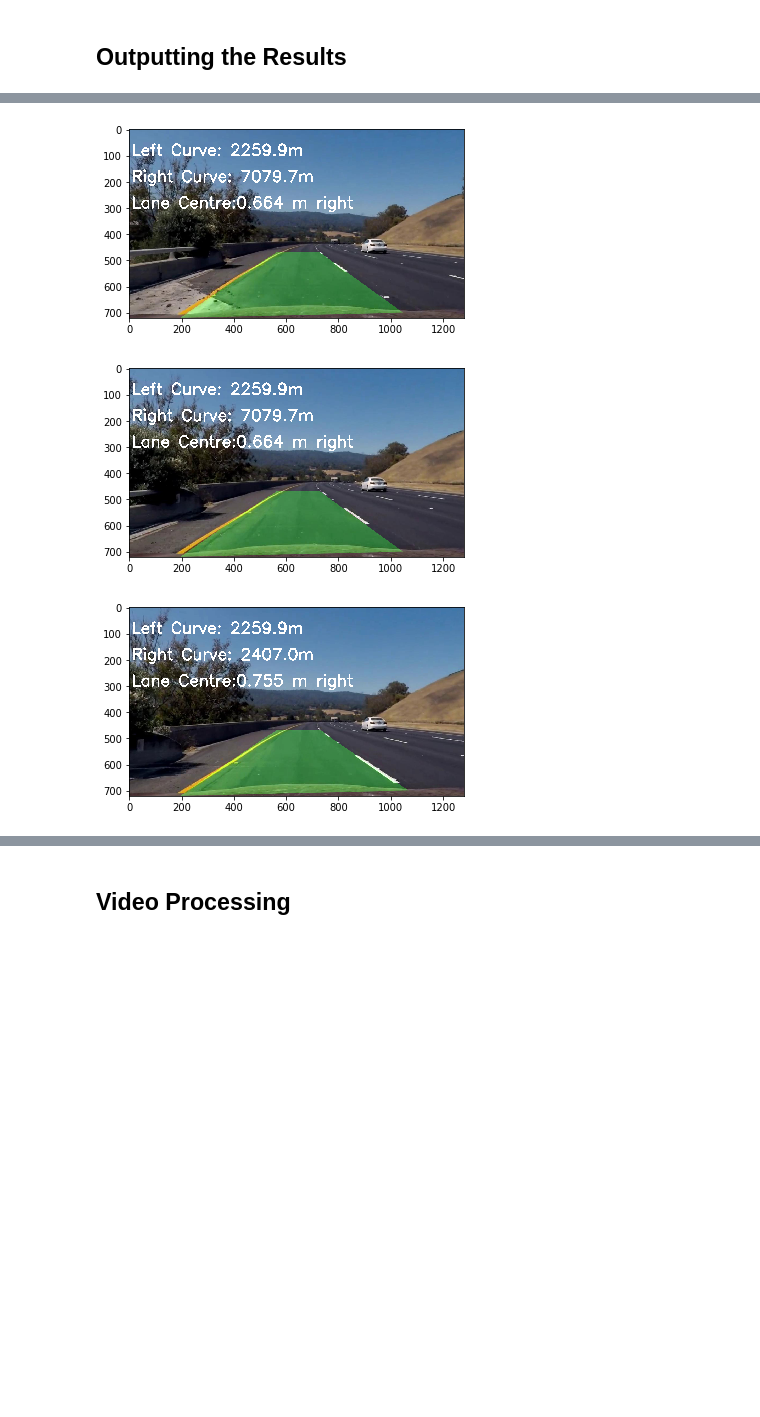
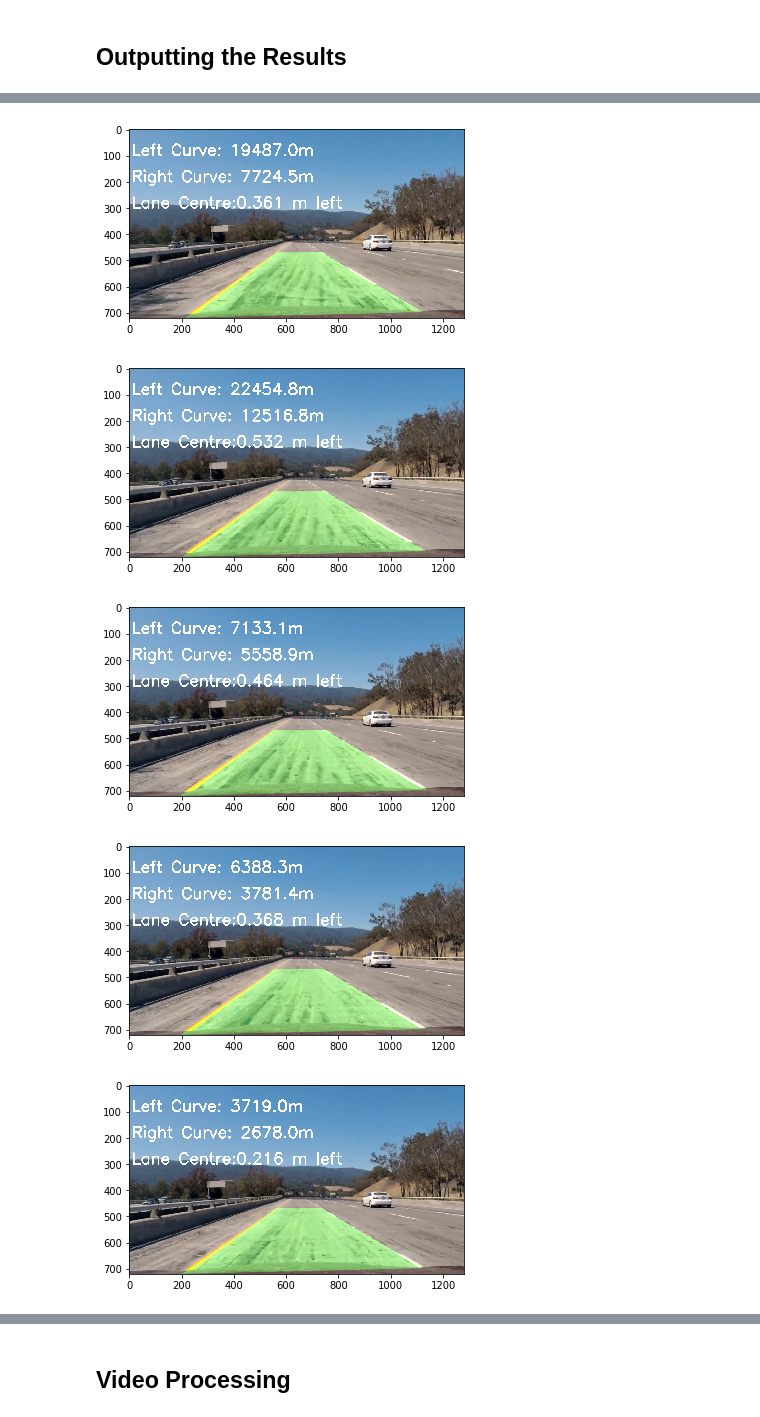
Before and after one commit to ergorham/CarND-AdvancedLaneLinesProject, a Jupyter notebook: AdvLaneLines.ipynb, the cells around one changed output, grey strips where cells are left out. Cells and saved outputs as stored; diff of their text form; code cells hidden in the pictures; blank space fills up the shorter version.

```diff
--- a/AdvLaneLines.ipynb
+++ b/AdvLaneLines.ipynb
@@ -199 +232,7 @@ def binarize(img,thresh=(0,255)):
+# %%
+def thresh_and_binary_RGB(img):
+    bgr_img = cv2.cvtColor(img,cv2.COLOR_RGB2BGR)
+    thresh_img = thresh_and_binary(bgr_img)
+
+    return thresh_img #binary image
 # %%
@@ -336,5 +298,5 @@ def test_thresh(img):
 # %%
-color_binary = thresh_and_binary_RGB(corrected_img)
+color_binary = thresh_and_binary(corrected_img)
 plt.figure(num=1)
 plt.imshow(color_binary,cmap='gray')
 #plt.imsave("./output_images/binaryImage.png",color_binary,cmap='gray')
@@ -543,8 +507,8 @@ def projectLines(warped,ploty,left_fitx,right_fitx):
 # %%
 def distFromCentre(left_fit,right_fit,xscale):
     #takes the fit formulas to report the left and right x end pts of the fit lines at the base of the image
-    leftx = (left_fit[0]*30)**2 + left_fit[1]*30 + left_fit[2]
-    rightx = (right_fit[0]*30)**2 + right_fit[1]*30 + right_fit[2]
+    leftx = (left_fit[0]*719)**2 + left_fit[1]*719 + left_fit[2]
+    rightx = (right_fit[0]*719)**2 + right_fit[1]*719 + right_fit[2]
     laneCentre=rightx-leftx
     #640 pixels is the centre of the image, where the camera is mounted
     #>0 indicates right, <0 indicates left of centre
@@ -585,10 +549,13 @@ Right A:-0.025794461452913905 B:1.3329992570349707 C:-13.304066486357517
 # %% [markdown]
 ## Outputting the Results
 # %%
-def pipeline(img,nwindows=9,margin=100,minpix=50,xm_per_pix=3.7/700,ym_per_pix=30/720):
+def pipeline(img,nwindows=9,margin=100,minpix=50,xm_per_pix=3.7/700,ym_per_pix=30/720,RGB=True):
     # undistort
     corrected_img = cv2.undistort(img,camParams.mtx,camParams.dist,None,camParams.mtx)
-    binary = thresh_and_binary_RGB(corrected_img)
+    if(RGB==True):
+        binary = thresh_and_binary_RGB(corrected_img)
+    else:
+        binary = thresh_and_binary(corrected_img)
     binary_warped = warp(binary,M)
     lfit,rfit,ploty,leftx,rightx = fitLanes(binary_warped,leftLine,rightLine,nwindows,margin,minpix)
     lfit_cr = np.polyfit(ploty*ym_per_pix,leftx*xm_per_pix,2)
@@ -601,9 +568,9 @@ def pipeline(img,nwindows=9,margin=100,minpix=50,xm_per_pix=3.7/700,ym_per_pix=3
     dist = distFromCentre(lfit,rfit,xm_per_pix)
     strOut = "Lane Centre:{0} m ".format(abs(dist))
     if(dist<0):
+        strOut+="right"
+    if(dist>0):
         strOut+="left"
-    if(dist>0):
-        strOut+="right"
     cv2.putText(result,leftAngle,(10,100),cv2.FONT_HERSHEY_SIMPLEX,2,(255,255,255),5)
     cv2.putText(result,rightAngle,(10,200),cv2.FONT_HERSHEY_SIMPLEX,2,(255,255,255),5)
     cv2.putText(result,strOut,(10,300),cv2.FONT_HERSHEY_SIMPLEX,2,(255,255,255),5)
@@ -655,16 +625,17 @@ def generateClip(video,start,end):
     #project_clip = clip1.fl_image(dumpImages)
     %time clip1.write_videofile('clip.mp4', audio=False)
 # %%
-testImages = glob.glob('./debug_images/4.*5.jpg')
-#testImages = glob.glob('./debug_images/2.5.png')
+#testImages = glob.glob('./debug_images/4.*5.jpg')
+testImages = glob.glob('./debug_images/2.*.png')
+#testImages = glob.glob('./test_images/test*.jpg')
 i=1
 leftLine = Line()
 rightLine = Line()
 for file in testImages:
-    img = plt.imread(file)
-    result = pipeline(img,9,100,50)
+    img = cv2.imread(file)
+    result = pipeline(img,9,100,50,RGB=False)
     plt.figure(num=i)
-    #plt.imshow(cv2.cvtColor(result,cv2.COLOR_BGR2RGB))
-    plt.imshow(result)
+    plt.imshow(cv2.cvtColor(result,cv2.COLOR_RGB2BGR))
+    #plt.imshow(result)
     i+=1
 # %% [output]
@@ -677,3 +648,5 @@ for file in testImages:
-[figure, old version]
+[figure, new version]
-[figure, old version]
+[figure, new version]
-[figure, old version]
+[figure, new version]
+[figure, added]
+[figure, added]
```
Also changed, not shown: parts of 15 cells of this notebook, 4 other files.
